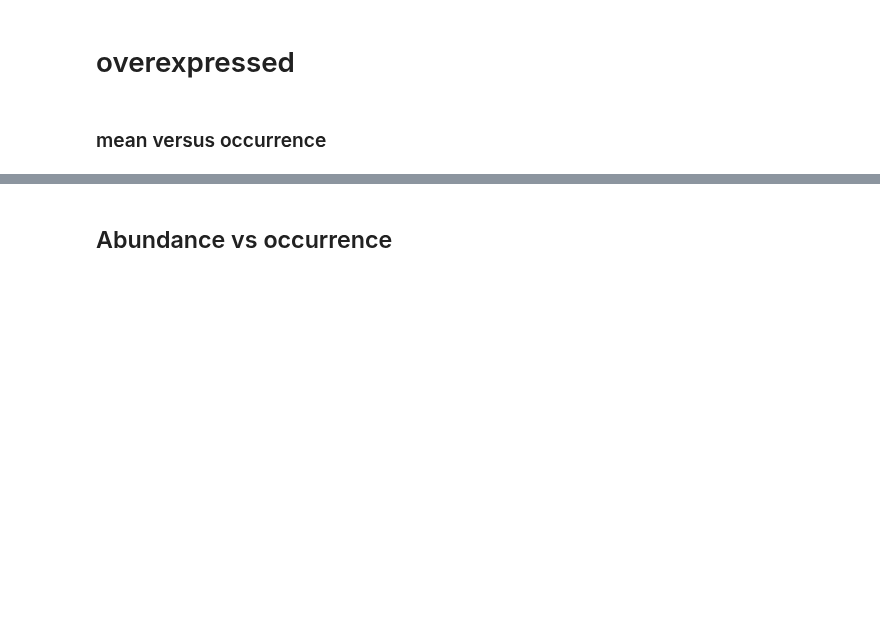
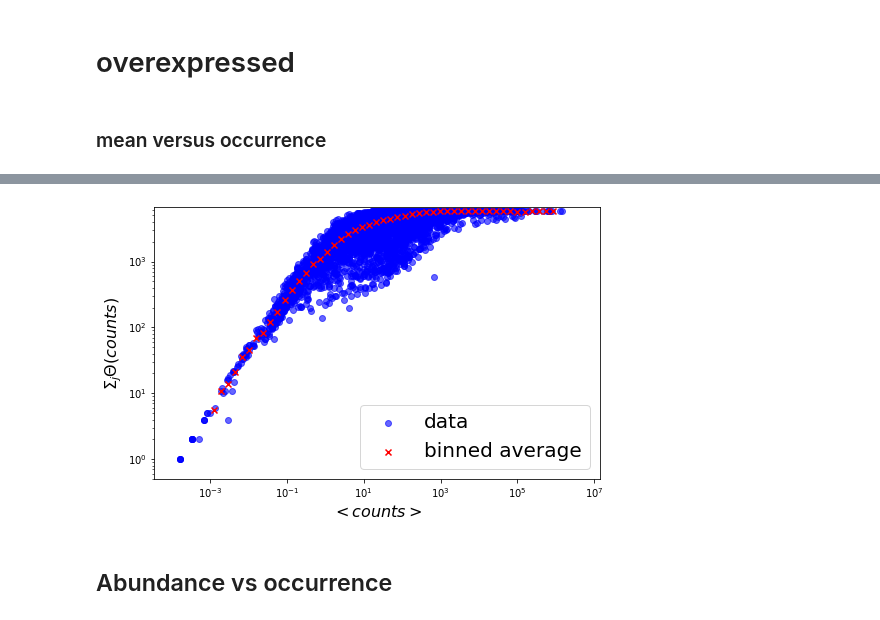
Before and after one commit to fvalle1/master_thesis, a Jupyter notebook: Table_Analyzer.ipynb, the cells around one changed output, grey strips where cells are left out. Cells and saved outputs as stored; diff of their text form; code cells hidden in the pictures; blank space fills up the shorter version.

```diff
--- a/Table_Analyzer.ipynb
+++ b/Table_Analyzer.ipynb
@@ -118,19 +149,21 @@ fig.savefig("meanDiff_loglog.png")
 # %%
 fig=plt.figure(figsize=(8,5))
 plt.scatter(means, occurrences*nfiles, c='b', alpha=0.6, label='data')
-bin_means, bin_edges, _ = stats.binned_statistic(means, occurrences*nfiles, statistic='mean', bins=np.logspace(-3,6))
+bin_means, bin_edges, _ = st.binned_statistic(means, occurrences*nfiles, statistic='mean', bins=np.logspace(-3,6))
 x = (bin_edges[1:]+bin_edges[:-1])/2
 plt.scatter(x,bin_means, marker='x', c='r', label='binned average')
 plt.xlabel("$<%s>$"%normalisation_str, fontsize=16)
 #plt.xlabel("$\Sigma_j\Theta(FPKM-0.1)\Theta(1e5-FPKM)$", fontsize=16)
 plt.ylabel("$\Sigma_j\Theta(%s)$"%normalisation_str, fontsize=16)
 plt.xscale('log')
 plt.yscale('log')
 plt.xlim(means[means.nonzero()].min()/5,np.power(10,np.log10(means.max())+1))
 plt.ylim(5e-1,nfiles+800)
-plt.legend(fontsize=16)
+plt.legend(fontsize=20)
 plt.show()
 fig.savefig("diffMean_loglog.png")
+# %% [output]
+[figure, added]
 # %% [markdown]
 ## Abundance vs occurrence
 # %%
```
Also changed, not shown: parts of 19 cells of this notebook, 5 other files.
